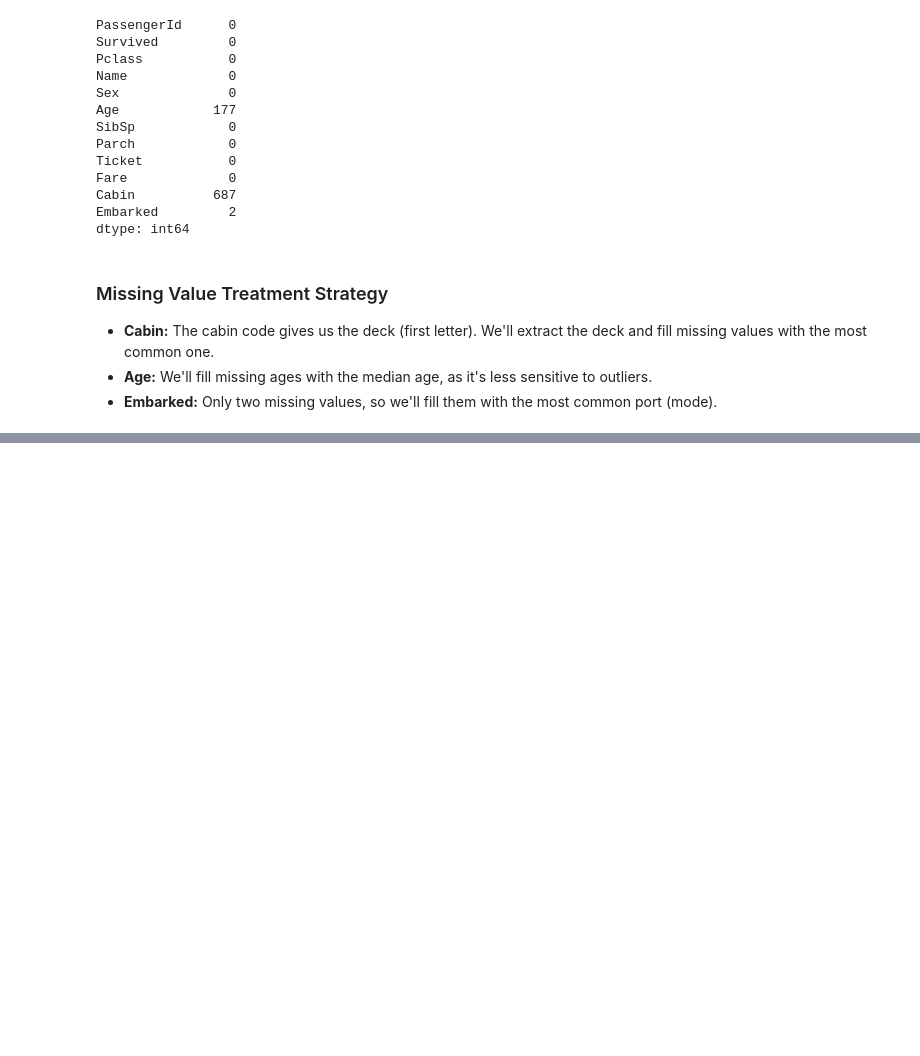
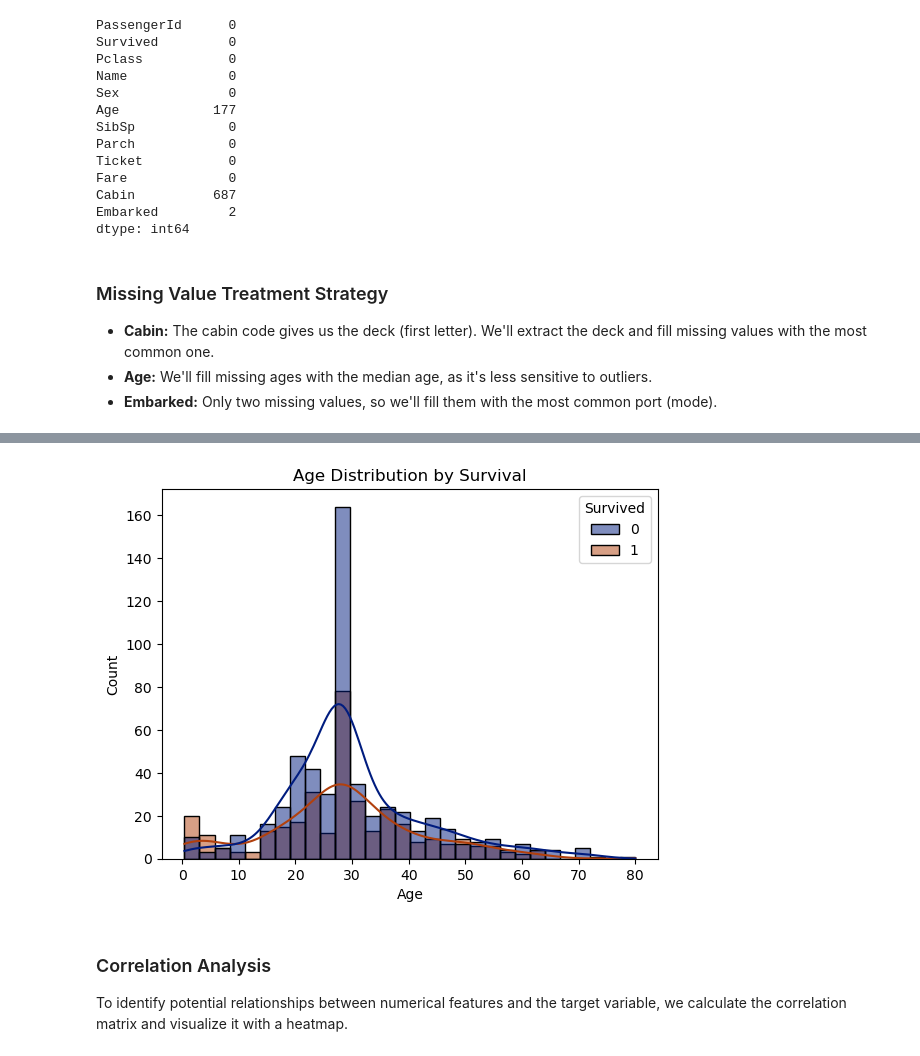
Before and after one commit to Wendy051998/Final-Project---Titanic, a Jupyter notebook: titanic_model.ipynb, the cells around one changed output, grey strips where cells are left out. Cells and saved outputs as stored; diff of their text form; code cells hidden in the pictures; blank space fills up the shorter version.

```diff
--- a/titanic_model.ipynb
+++ b/titanic_model.ipynb
@@ -79,0 +146,13 @@ df.drop('Cabin', axis=1, inplace=True)
+# %%
+# Survival by age
+sns.histplot(data=df, x="Age", hue="Survived", kde=True, palette='dark')
+plt.title("Age Distribution by Survival")
+plt.xlabel("Age")
+plt.ylabel("Count")
+plt.show()
+# %% [output]
+[figure, added]
+# %% [markdown]
+### Correlation Analysis
+
+To identify potential relationships between numerical features and the target variable, we calculate the correlation matrix and visualize it with a heatmap.
```
Also changed, not shown: parts of 11 cells of this notebook.
